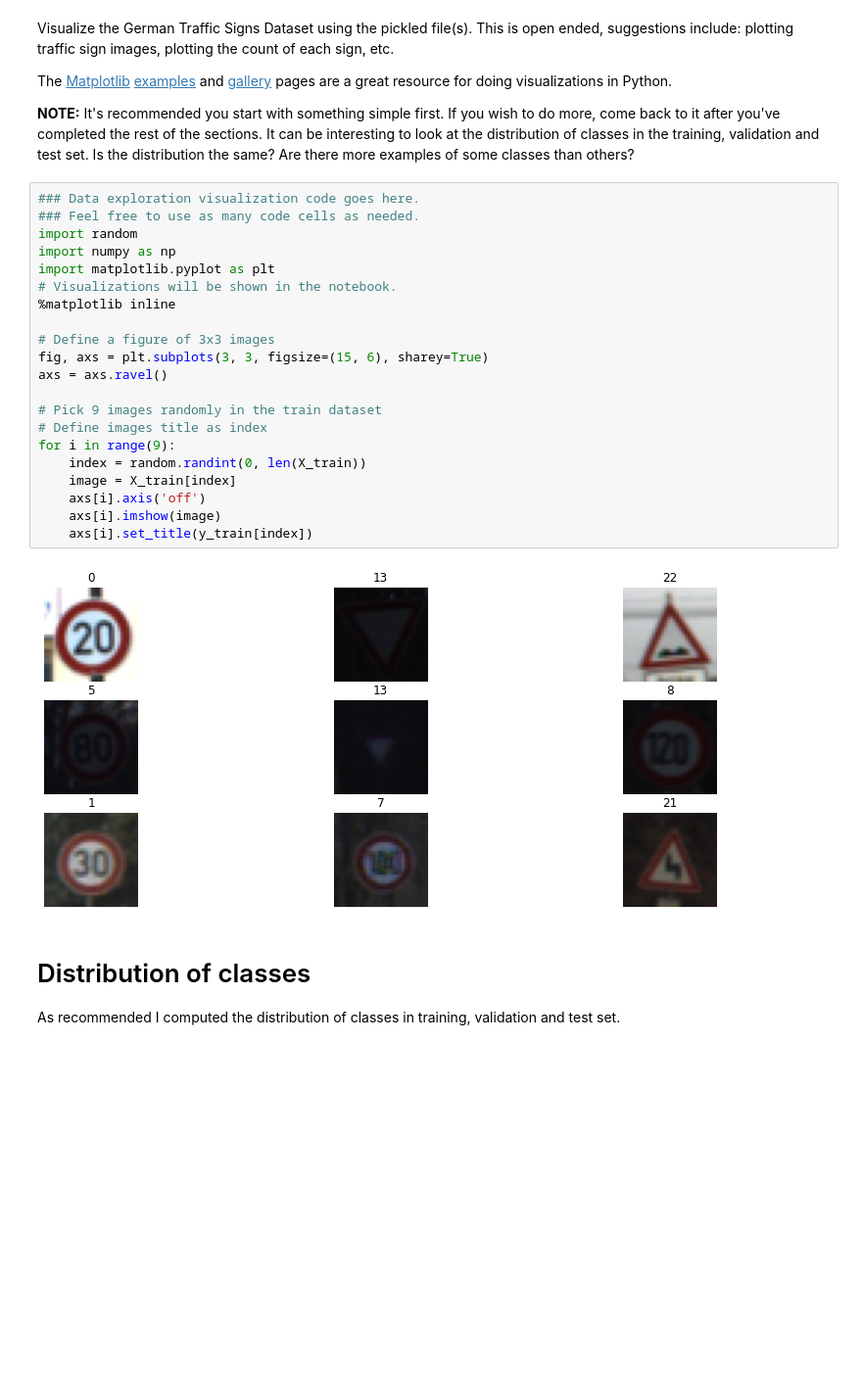
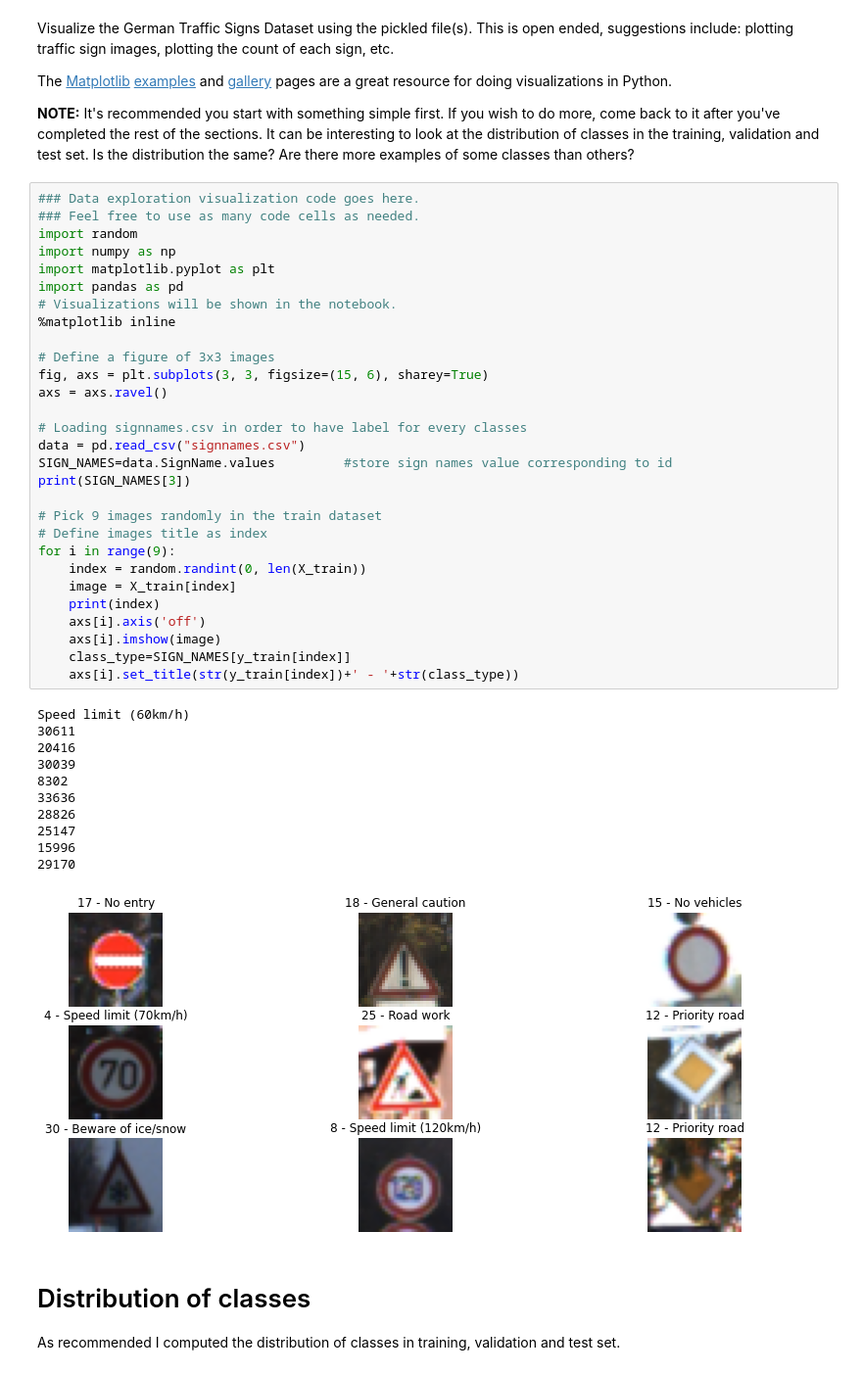
Before and after one commit to Dynaa/traffic-sign-classifier, a Jupyter notebook: Traffic_Sign_Classifier.ipynb, the cells around one changed output. Shown at 98% size. Drawn from its saved outputs; the diff is of its cells as text; blank space fills up the shorter version.

Commit message:
Modifiy visualisation

```diff
--- a/Traffic_Sign_Classifier.ipynb
+++ b/Traffic_Sign_Classifier.ipynb
@@ -105,26 +108,44 @@ The [Matplotlib](http://matplotlib.org/) [examples](http://matplotlib.org/exampl
 # %%
 ### Data exploration visualization code goes here.
 ### Feel free to use as many code cells as needed.
 import random
 import numpy as np
 import matplotlib.pyplot as plt
+import pandas as pd
 # Visualizations will be shown in the notebook.
 %matplotlib inline
 
 # Define a figure of 3x3 images
 fig, axs = plt.subplots(3, 3, figsize=(15, 6), sharey=True)
 axs = axs.ravel()
 
+# Loading signnames.csv in order to have label for every classes
+data = pd.read_csv("signnames.csv")
+SIGN_NAMES=data.SignName.values         #store sign names value corresponding to id
+print(SIGN_NAMES[3])
+
 # Pick 9 images randomly in the train dataset
 # Define images title as index
 for i in range(9):
     index = random.randint(0, len(X_train))
     image = X_train[index]
+    print(index)
     axs[i].axis('off')
     axs[i].imshow(image)
-    axs[i].set_title(y_train[index])
+    class_type=SIGN_NAMES[y_train[index]]
+    axs[i].set_title(str(y_train[index])+' - '+str(class_type))
 # %% [output]
+Speed limit (60km/h)
+30611
+20416
+30039
+8302
+33636
+28826
+25147
+15996
+29170
-[figure, old version]
+[figure, new version]
 # %% [markdown]
 # Distribution of classes
 As recommended I computed the distribution of classes in training, validation and test set.
```
Also changed, not shown: parts of 10 cells of this notebook.
